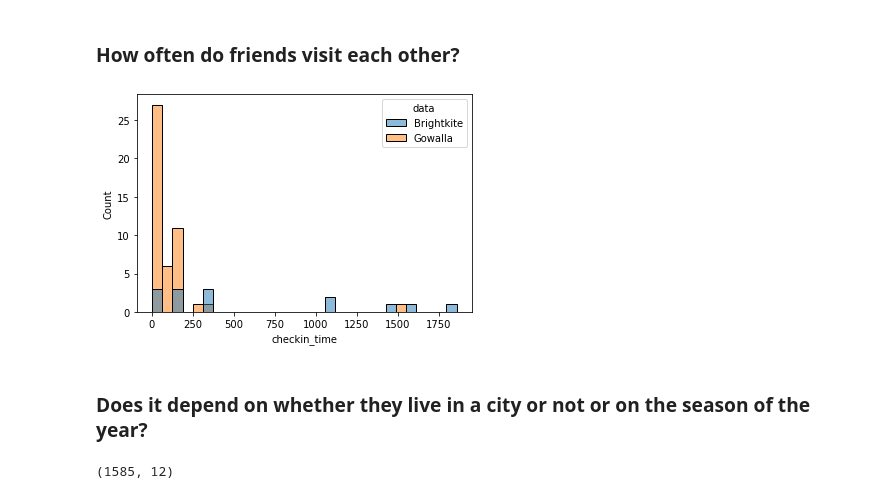
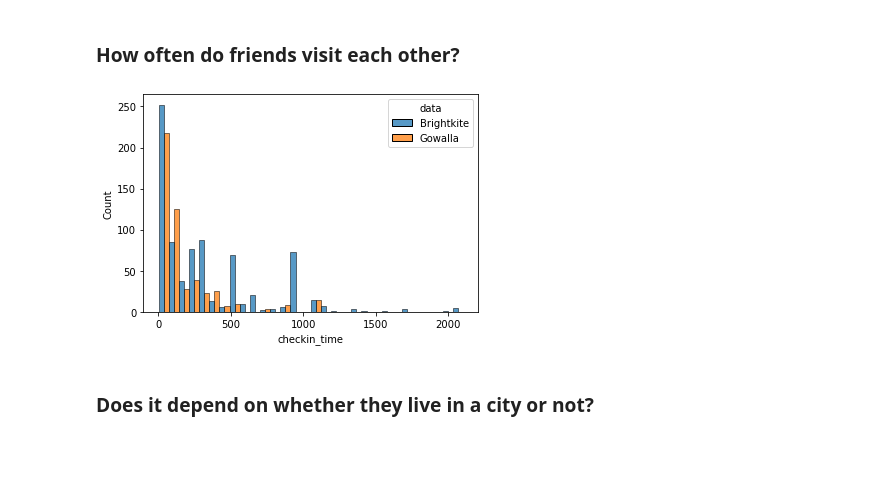
Before and after one commit to epfl-ada/ada-2020-project-milestone-p3-p3_, a Jupyter notebook: Research_question_2.ipynb, the cells around one changed output. Cells and saved outputs as stored; diff of their text form; code cells hidden in the pictures; blank space fills up the shorter version.

```diff
--- a/Research_question_2.ipynb
+++ b/Research_question_2.ipynb
@@ -46,6 +62,6 @@ gw_checkins, gw_edges = load_data("Gowalla")
 # %%
 # Since the computations are quite heavy, take a representative subset
 # (Jupyter crashes for the whole datasets for my computer)
-n = 8000
-bk_checkins = bk_checkins.head(n)#sample(n, random_state=23)
-gw_checkins = gw_checkins.head(n)#sample(n, random_state=23)
+#n = 5000
+#bk_checkins = bk_checkins.sample(n, random_state=23) #
+#gw_checkins = gw_checkins.sample(n, random_state=23) #.head(n)#
@@ -69,7 +86,17 @@ gw_checkins = gw_checkins.merge(gw_home_locs['location'], left_on = 'user_id', r
 # Merge check-in data with the friend network dataframe
 bk_checkins_merged = bk_checkins.merge(bk_edges, left_on = 'user_id', right_on = 'from_id').drop(columns = ['from_id'], axis = 1)
 gw_checkins_merged = gw_checkins.merge(gw_edges, left_on = 'user_id', right_on = 'from_id').drop(columns = ['from_id'], axis = 1)
-
-# Add each friend's B home location to the extended dataframe
-bk_checkins_merged = bk_checkins_merged.merge(bk_home_locs, left_on = "to_id", right_index = True).drop(columns=['location'], axis = 1)
-gw_checkins_merged = gw_checkins_merged.merge(gw_home_locs, left_on = "to_id", right_index = True).drop(columns=['location'], axis = 1)
+# %%
+# Find home locations of friends
+bk_checkins_ = bk_checkins_[bk_checkins_['user_id'].isin(bk_checkins_merged['to_id'].values)]
+gw_checkins_ = gw_checkins_[gw_checkins_['user_id'].isin(gw_checkins_merged['to_id'].values)]
+## 2. Discretise the world
+bk_checkins_ = discretize_world(bk_checkins_)
+gw_checkins_ = discretize_world(gw_checkins_)
+## 3. Compute home location
+bk_home_locs_ = home_locations(bk_checkins_)
+gw_home_locs_ = home_locations(gw_checkins_)
+# %%
+# Add each friend's B home location to the extended dataframe
+bk_checkins_merged = bk_checkins_merged.merge(bk_home_locs_, left_on = "to_id", right_index = True).drop(columns=['location'], axis = 1)
+gw_checkins_merged = gw_checkins_merged.merge(gw_home_locs_, left_on = "to_id", right_index = True).drop(columns=['location'], axis = 1)
@@ -99,9 +141,9 @@ bk_gw_friends = bk_friend_visited.append(gw_friend_visited)
 #gw_friend_visited.head()
 # %%
 #sns.histplot(data = bk_gw_friends, x = 'checkin_time', hue = 'data', multiple="dodge", bins = 30);
-sns.histplot(data = bk_gw_friends, x = 'checkin_time', hue = 'data', bins = 30);
+sns.histplot(data = bk_gw_friends, x = 'checkin_time', hue = 'data',  multiple="dodge", bins = 30);
 # %% [output]
-[figure, old version]
+[figure, new version]
 # %%
 # Intermediately save the dataframes
 #bk_checkins_merged.to_pickle("B_checkins_merged.pickle")
@@ -109,8 +151,4 @@ sns.histplot(data = bk_gw_friends, x = 'checkin_time', hue = 'data', bins = 30);
 #bk_checkins.to_pickle("B_checkins_MS4.pickle")
 #gw_checkins.to_pickle("G_checkins_MS4.pickle")
 # %% [markdown]
-### Does it depend on whether they live in a city or not or on the season of the year?
+### Does it depend on whether they live in a city or not?
-# %%
-cities.shape
-# %% [output]
-(1585, 12)
```
Also changed, not shown: parts of 25 cells of this notebook, 3 other files.
